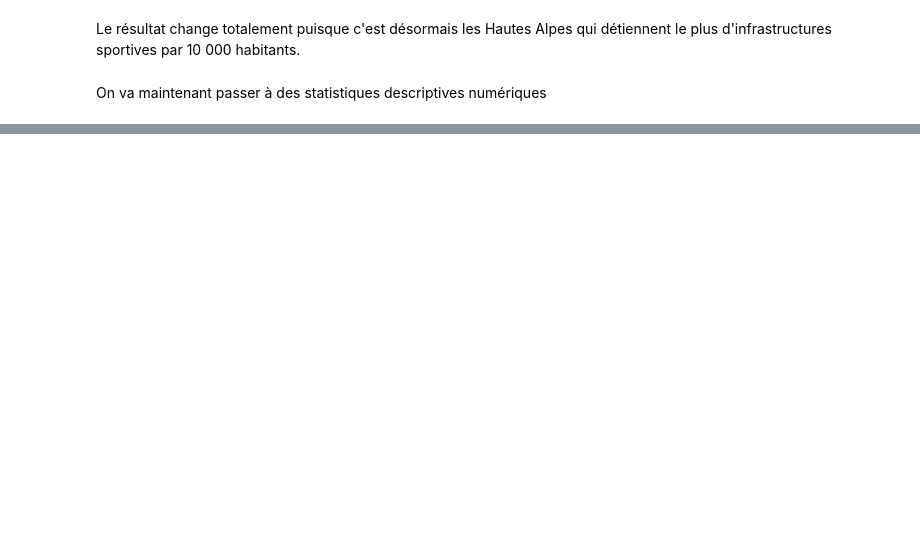
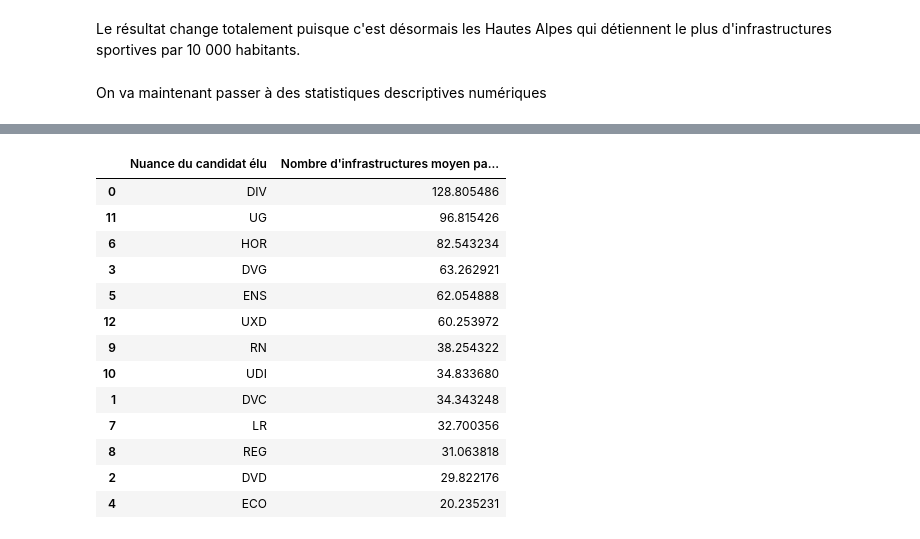
Before and after one commit to MaximeHirsch/Projet-python-deserts-sportifs, a Jupyter notebook: Projet.ipynb, the cells around one changed output, grey strips where cells are left out. Cells and saved outputs as stored; diff of their text form; code cells hidden in the pictures; blank space fills up the shorter version.

```diff
--- a/Projet.ipynb
+++ b/Projet.ipynb
@@ -527,20 +850,35 @@ plt.show()
 # %%
 df_pol = infra_par_commune.merge(
-    df_final.copy()[["Commune nom", "Nuance candidat élu"]],
-    on= "Commune nom",
+    df_final.copy()[["Commune INSEE", "Nuance candidat élu"]],
+    on= "Commune INSEE",
     how="left"
 )
 
 
 infra_par_pol= (
-    df_pol.groupby("Nuance candidat élu", observed = True)["Nombre d'infrastructures"]
+    df_pol.groupby("Nuance candidat élu", observed = True)["Nombre d'infrastructures par commune"]
             .mean()
             .reset_index()
 )
 
 infra_par_pol.columns = ["Nuance du candidat élu", "Nombre d'infrastructures moyen par commune"]
 infra_par_pol = infra_par_pol.sort_values("Nombre d'infrastructures moyen par commune", ascending=False)
 infra_par_pol
+# %% [output]
+|  | Nuance du candidat élu | Nombre d'infrastructures moyen pa... |
+| 0 | DIV | 128.805486 |
+| 11 | UG | 96.815426 |
+| 6 | HOR | 82.543234 |
+| 3 | DVG | 63.262921 |
+| 5 | ENS | 62.054888 |
+| 12 | UXD | 60.253972 |
+| 9 | RN | 38.254322 |
+| 10 | UDI | 34.833680 |
+| 1 | DVC | 34.343248 |
+| 7 | LR | 32.700356 |
+| 8 | REG | 31.063818 |
+| 2 | DVD | 29.822176 |
+| 4 | ECO | 20.235231 |
 # %%
 plt.figure(figsize=(8,5))
 plt.bar(infra_par_pol["Nuance du candidat élu"], infra_par_pol["Nombre d'infrastructures moyen par commune"])
```
Also changed, not shown: parts of 42 cells of this notebook, 3 other files.
